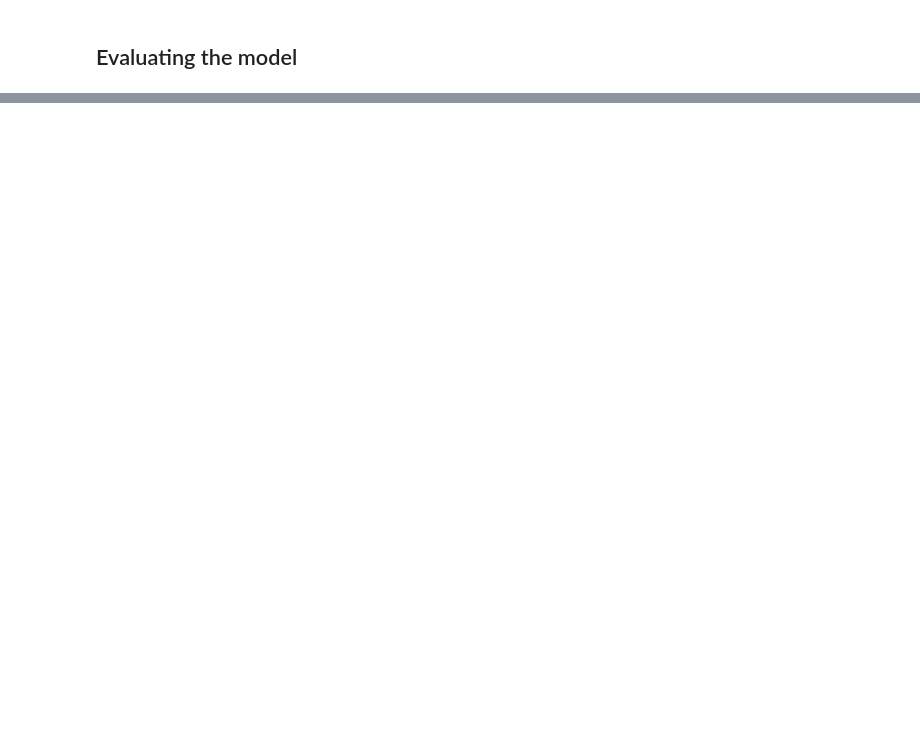
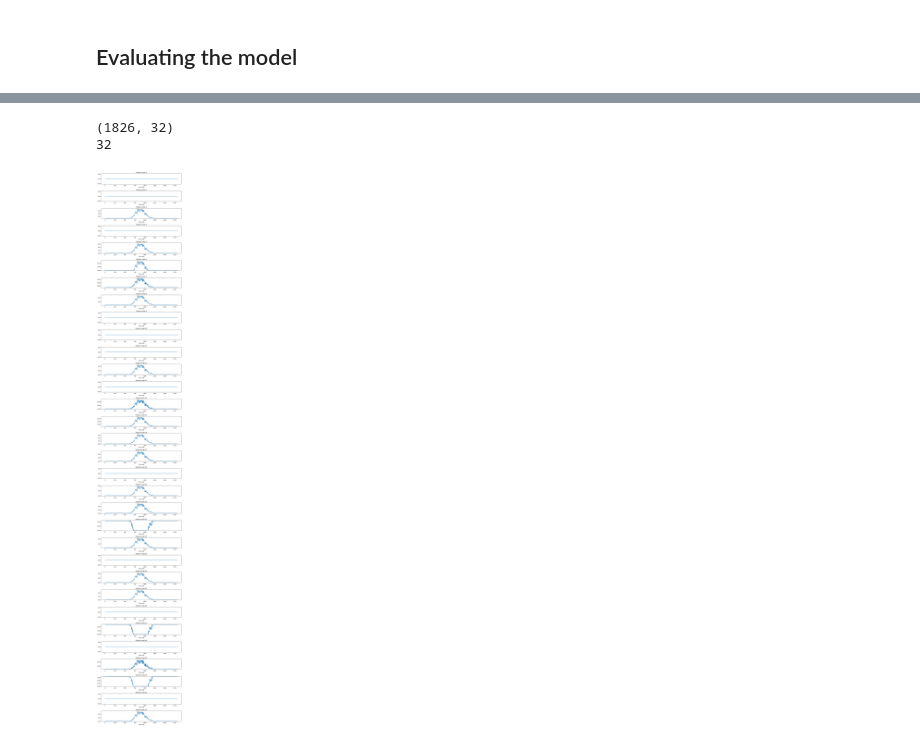
Before and after one commit to ruadhrimcdougall/DarkMatterML, a Jupyter notebook: CNN Analysis/02_padded_CNN.ipynb, the cells around one changed output, grey strips where cells are left out. Saved outputs shown, nothing was run; the diff lists cells and outputs as text; code cells hidden in the pictures; blank space fills up the shorter version.

```diff
--- a/CNN Analysis/02_padded_CNN.ipynb
+++ b/CNN Analysis/02_padded_CNN.ipynb
@@ -484,0 +596,13 @@ Text(95.72222222222221, 0.5, 'Truth')
+# %%
+# Assume `model` is your original CNN model and 'conv_layer_name' is the name of the layer you want to inspect
+layer_outputs = [layer.output for layer in paddedCNN.layers if layer.name == 'conv1d_33']
+activation_model = Model(inputs=paddedCNN.input, outputs=layer_outputs)
+# %%
+print(X_test[1000,:].reshape(1, input_length, 1))
+activations = activation_model.predict(X_test[1000].reshape(1, input_length, 1))
+
+plt.figure()
+plt.plot(X_test[1000,:])
+plt.show()
+
+print(padded_data[padded_data.length == len(X_test[1000])])
@@ -484,0 +633,28 @@ Text(95.72222222222221, 0.5, 'Truth')
+# %%
+# Assuming you're visualizing the first layer's activations for simplicity
+first_layer_activations = activations[0]
+print(first_layer_activations.shape)
+
+# Choose how many features maps you'd like to display
+n_features = first_layer_activations.shape[-1]
+print(n_features)
+
+# Prepare the plot
+fig, axes = plt.subplots(n_features, 1, figsize=(10, n_features * 2))
+
+if n_features == 1:
+    axes = [axes]  # Ensure axes is iterable for a single feature map
+
+for i, ax in enumerate(axes):
+    # Plot each activation map
+    feature_map = first_layer_activations[:, i]
+    ax.plot(feature_map)
+    ax.set_title(f'Feature map {i+1}')
+    ax.set_xlabel('Time step')
+    plt.tight_layout()
+
+plt.show()
+# %% [output]
+(1826, 32)
+32
+[figure, added]
```
Also changed, not shown: parts of 29 cells of this notebook, 15 other files.
